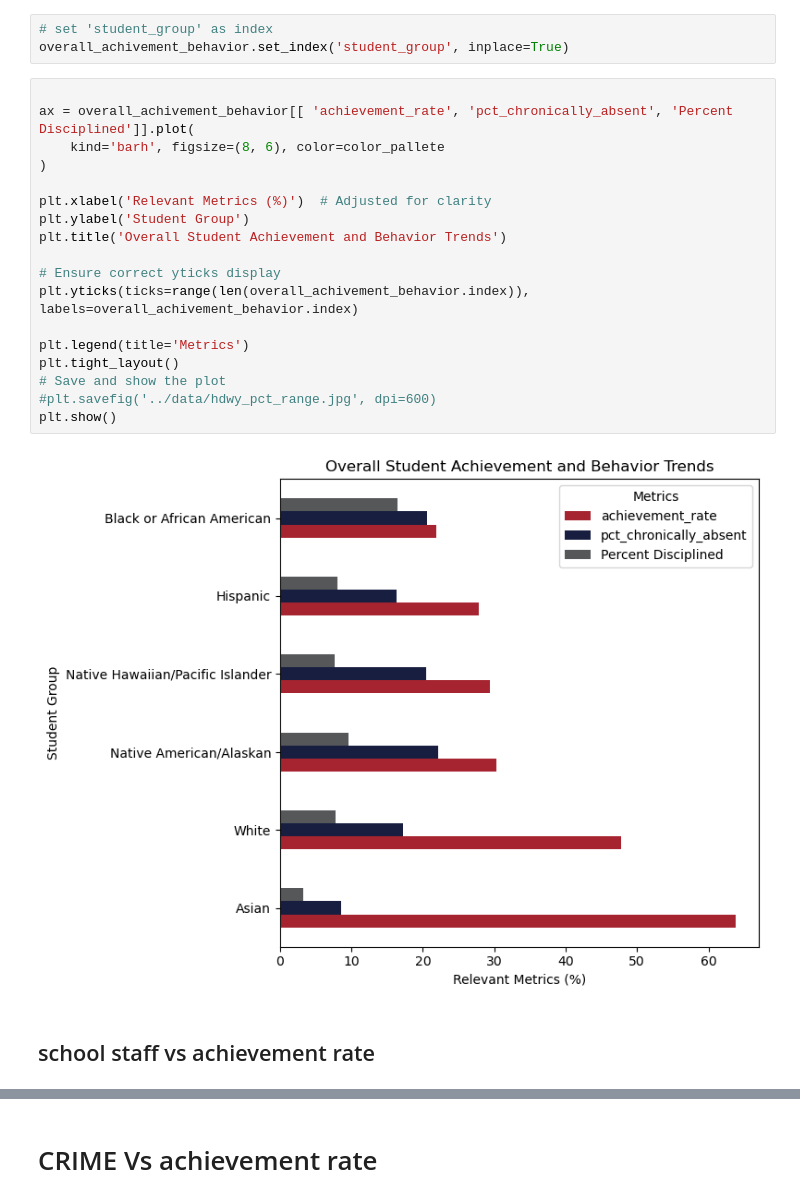
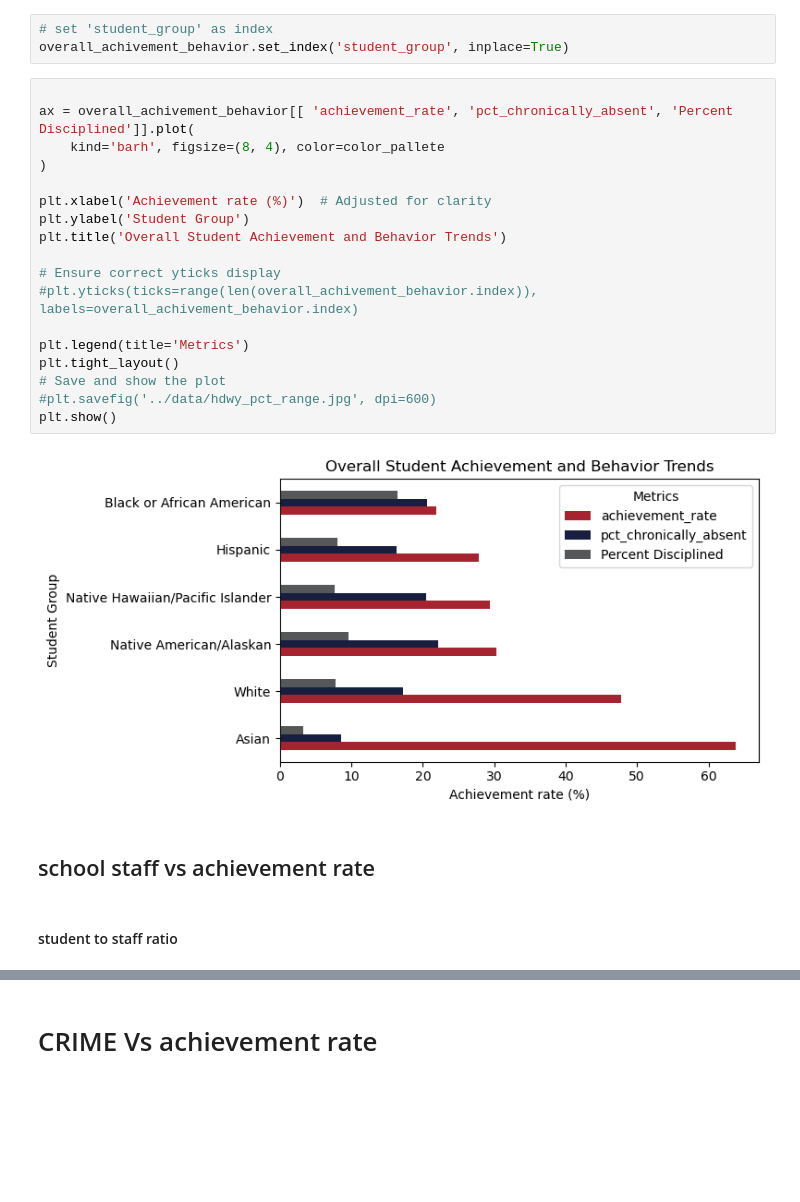
Before and after one commit to H-Getu/TN-Education-Landscape, a Jupyter notebook: scripts/Tn_education.ipynb, the cells around one changed output, grey strips where cells are left out. Cells and saved outputs as stored; diff of their text form; blank space fills up the shorter version.

```diff
--- a/scripts/Tn_education.ipynb
+++ b/scripts/Tn_education.ipynb
@@ -678,22 +698,24 @@ overall_achivement_behavior.set_index('student_group', inplace=True)
 # %%
 
 ax = overall_achivement_behavior[[ 'achievement_rate', 'pct_chronically_absent', 'Percent Disciplined']].plot(
-    kind='barh', figsize=(8, 6), color=color_pallete
+    kind='barh', figsize=(8, 4), color=color_pallete
 )
 
-plt.xlabel('Relevant Metrics (%)')  # Adjusted for clarity
+plt.xlabel('Achievement rate (%)')  # Adjusted for clarity
 plt.ylabel('Student Group')
 plt.title('Overall Student Achievement and Behavior Trends')
 
 # Ensure correct yticks display
-plt.yticks(ticks=range(len(overall_achivement_behavior.index)), labels=overall_achivement_behavior.index)
+#plt.yticks(ticks=range(len(overall_achivement_behavior.index)), labels=overall_achivement_behavior.index)
 
 plt.legend(title='Metrics')
 plt.tight_layout()
 # Save and show the plot
 #plt.savefig('../data/hdwy_pct_range.jpg', dpi=600)
 plt.show()
 # %% [output]
-[figure, old version]
+[figure, new version]
 # %% [markdown]
 ## school staff vs achievement rate
+# %% [markdown]
+#### student to staff ratio
```
Also changed, not shown: parts of 31 cells of this notebook.
